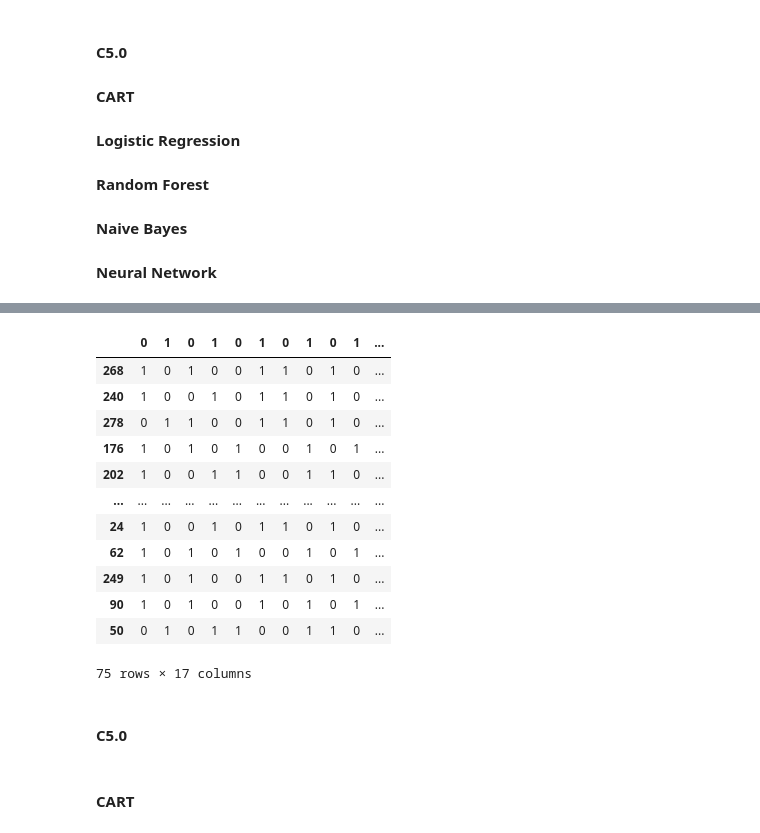
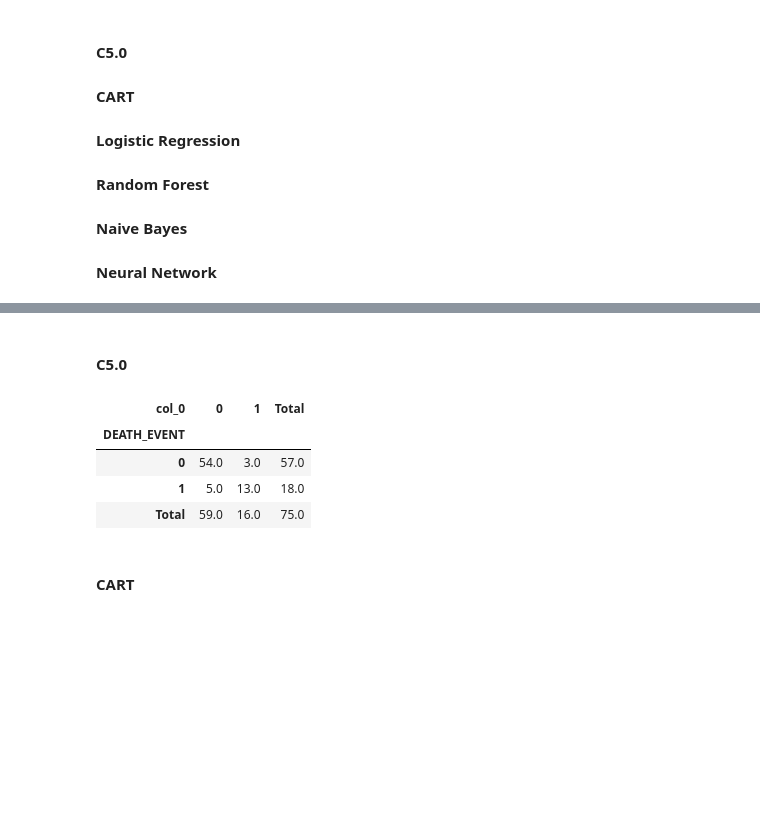
Before and after one commit to seantorres/ADS502FinalProject, a Jupyter notebook: ADS502_Final_Project.ipynb, the cells around one changed output, grey strips where cells are left out. Cells and saved outputs as stored; diff of their text form; code cells hidden in the pictures; blank space fills up the shorter version.

```diff
--- a/ADS502_Final_Project.ipynb
+++ b/ADS502_Final_Project.ipynb
@@ -507,36 +478,0 @@ x_train_processed
-# %%
-#preparing variables of test dataset for building model
-
-
-Y_test = heart_test[['DEATH_EVENT']]
-
-#all categorical variables from thr dataframe
-cat_x_test = heart_test[['anaemia', 'high_blood_pressure', 'diabetes','sex', 'smoking']]
-
-#continous variable from the data
-con_x_test= heart_test[['creatinine_phosphokinase','ejection_fraction','platelets', 'serum_creatinine','serum_sodium', 'age', 'time']]
-
-#dataframe to include dummy variables
-x_test_processed = pd.DataFrame()
-
-for var in cat_x_test.columns:
-    dummies_test = pd.get_dummies(cat_x_test[var])
-    x_test_processed = pd.concat([x_test_processed, dummies_test], axis=1)
-
-#adding continous variable to new processed dataframe
-x_test_processed = pd.concat([x_test_processed, con_x_test], axis=1)
-x_test_processed
-# %% [output]
-|  | 0 | 1 | 0 | 1 | 0 | 1 | 0 | 1 | 0 | 1 | ... |
-| 268 | 1 | 0 | 1 | 0 | 0 | 1 | 1 | 0 | 1 | 0 | ... |
-| 240 | 1 | 0 | 0 | 1 | 0 | 1 | 1 | 0 | 1 | 0 | ... |
-| 278 | 0 | 1 | 1 | 0 | 0 | 1 | 1 | 0 | 1 | 0 | ... |
-| 176 | 1 | 0 | 1 | 0 | 1 | 0 | 0 | 1 | 0 | 1 | ... |
-| 202 | 1 | 0 | 0 | 1 | 1 | 0 | 0 | 1 | 1 | 0 | ... |
-| ... | ... | ... | ... | ... | ... | ... | ... | ... | ... | ... | ... |
-| 24 | 1 | 0 | 0 | 1 | 0 | 1 | 1 | 0 | 1 | 0 | ... |
-| 62 | 1 | 0 | 1 | 0 | 1 | 0 | 0 | 1 | 0 | 1 | ... |
-| 249 | 1 | 0 | 1 | 0 | 0 | 1 | 1 | 0 | 1 | 0 | ... |
-| 90 | 1 | 0 | 1 | 0 | 0 | 1 | 0 | 1 | 0 | 1 | ... |
-| 50 | 0 | 1 | 0 | 1 | 1 | 0 | 0 | 1 | 1 | 0 | ... |
-75 rows × 17 columns
@@ -547,22 +490,28 @@ x_test_processed
 #### C5.0
 # %%
 #Building C5.0 algorithm
-c50 = DecisionTreeClassifier(criterion = 'entropy', max_leaf_nodes= 5).fit(x_train_processed, Y)
+c50 = DecisionTreeClassifier(criterion = 'entropy', max_leaf_nodes= 5).fit(train_X, train_y)
 
-pred_C50_train =c50.predict(x_train_processed)
+pred_C50_train =c50.predict(train_X)
 
 #Use c5.0 model to predict on test data
-pred_C50_test = c50.predict(x_test_processed)
+pred_C50_test = c50.predict(test_X)
 
 #Contingency table
 contingency_C50 = pd.crosstab(heart_test['DEATH_EVENT'],pred_C50_test)
 
 #Total sum per column:
 contingency_C50.loc['Total',:]= contingency_C50.sum(axis=0)
 
 #Total sum per row:
 contingency_C50.loc[:,'Total'] = contingency_C50.sum(axis=1)
 contingency_C50
+# %% [output]
+| col_0 | 0 | 1 | Total |
+| DEATH_EVENT |  |  |  |
+| 0 | 54.0 | 3.0 | 57.0 |
+| 1 | 5.0 | 13.0 | 18.0 |
+| Total | 59.0 | 16.0 | 75.0 |
 # %%
 #calculating evaluation measures
 # %% [markdown]
```
Also changed, not shown: parts of 8 cells of this notebook.
